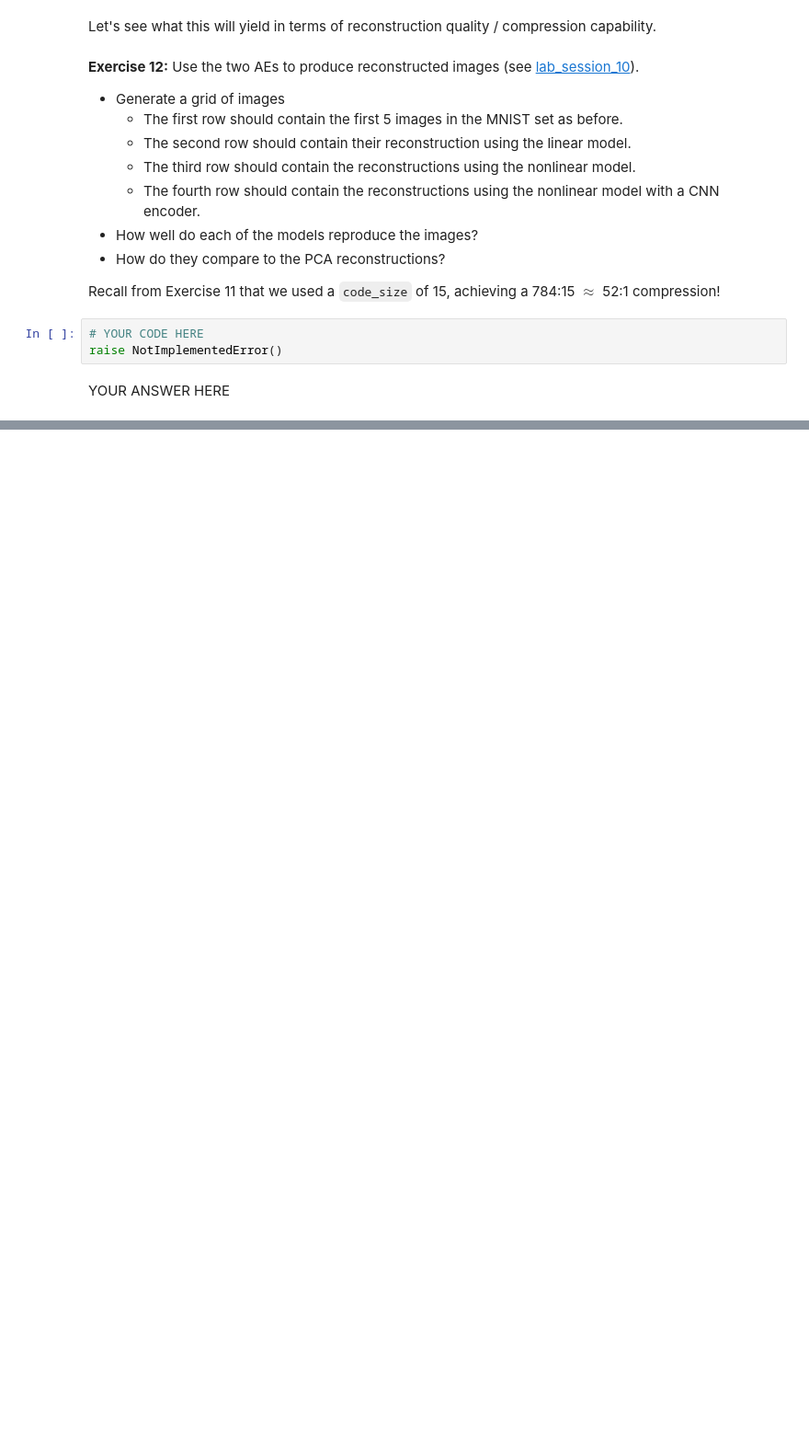
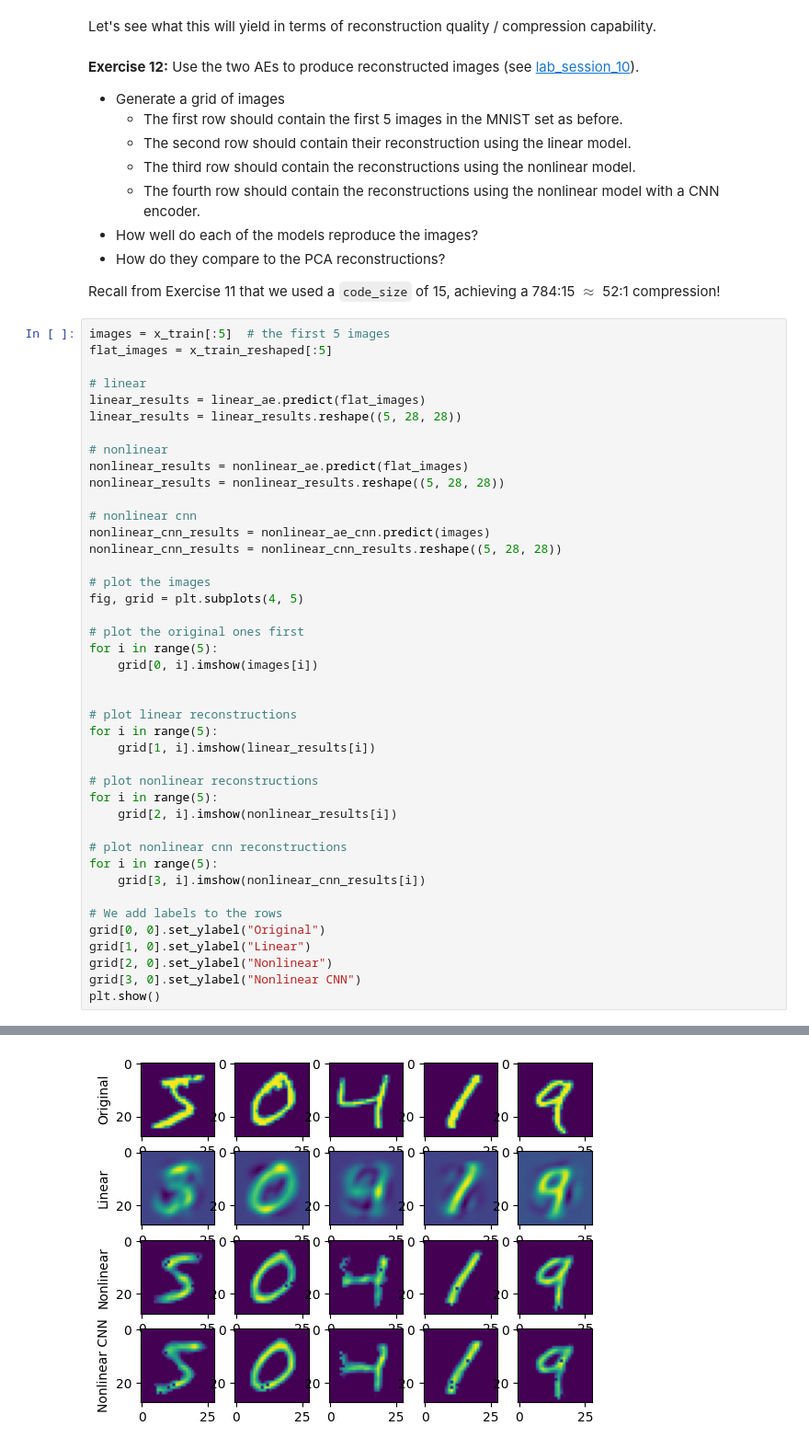
Before and after one commit to ErikDz/semester_4, a Jupyter notebook: CSE204/Lecture 11/lab_session_11.ipynb, the cells around one changed output, grey strips where cells are left out. Shown at 92% size. Cells and saved outputs as stored; diff of their text form; blank space fills up the shorter version.

```diff
--- a/CSE204/Lecture 11/lab_session_11.ipynb
+++ b/CSE204/Lecture 11/lab_session_11.ipynb
@@ -458,8 +523,46 @@ Let's see what this will yield in terms of reconstruction quality / compression
 - How do they compare to the PCA reconstructions?
 
 Recall from Exercise 11 that we used a `code_size` of 15, achieving a 784:15 $\approx$ 52:1 compression!
-# %%
-# YOUR CODE HERE
-raise NotImplementedError()
-# %% [markdown]
-YOUR ANSWER HERE
+# %%
+images = x_train[:5]  # the first 5 images
+flat_images = x_train_reshaped[:5]
+
+# linear
+linear_results = linear_ae.predict(flat_images)
+linear_results = linear_results.reshape((5, 28, 28))
+
+# nonlinear
+nonlinear_results = nonlinear_ae.predict(flat_images)
+nonlinear_results = nonlinear_results.reshape((5, 28, 28))
+
+# nonlinear cnn
+nonlinear_cnn_results = nonlinear_ae_cnn.predict(images)
+nonlinear_cnn_results = nonlinear_cnn_results.reshape((5, 28, 28))
+
+# plot the images
+fig, grid = plt.subplots(4, 5)
+
+# plot the original ones first
+for i in range(5):
+    grid[0, i].imshow(images[i])
+
+
+# plot linear reconstructions
+for i in range(5):
+    grid[1, i].imshow(linear_results[i])
+
+# plot nonlinear reconstructions
+for i in range(5):
+    grid[2, i].imshow(nonlinear_results[i])
+
+# plot nonlinear cnn reconstructions
+for i in range(5):
+    grid[3, i].imshow(nonlinear_cnn_results[i])
+
+# We add labels to the rows
+grid[0, 0].set_ylabel("Original")
+grid[1, 0].set_ylabel("Linear")
+grid[2, 0].set_ylabel("Nonlinear")
+grid[3, 0].set_ylabel("Nonlinear CNN")
+plt.show()
+# %% [output]
@@ -465,0 +572 @@ YOUR ANSWER HERE
+[figure, added]
```
Also changed, not shown: parts of 19 cells of this notebook, 22 other files.
